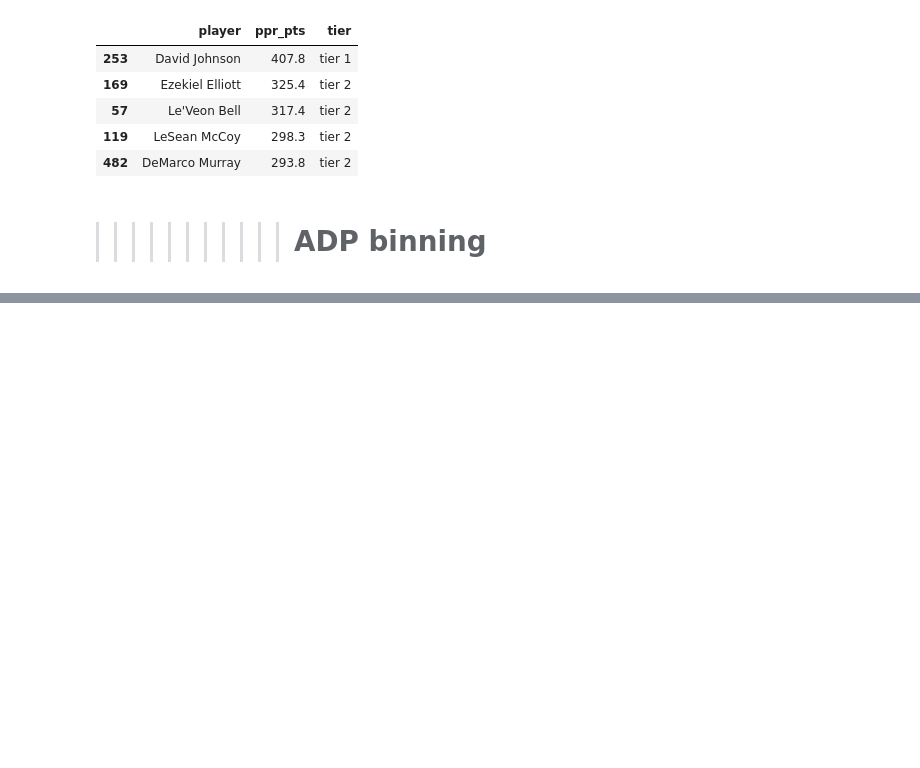
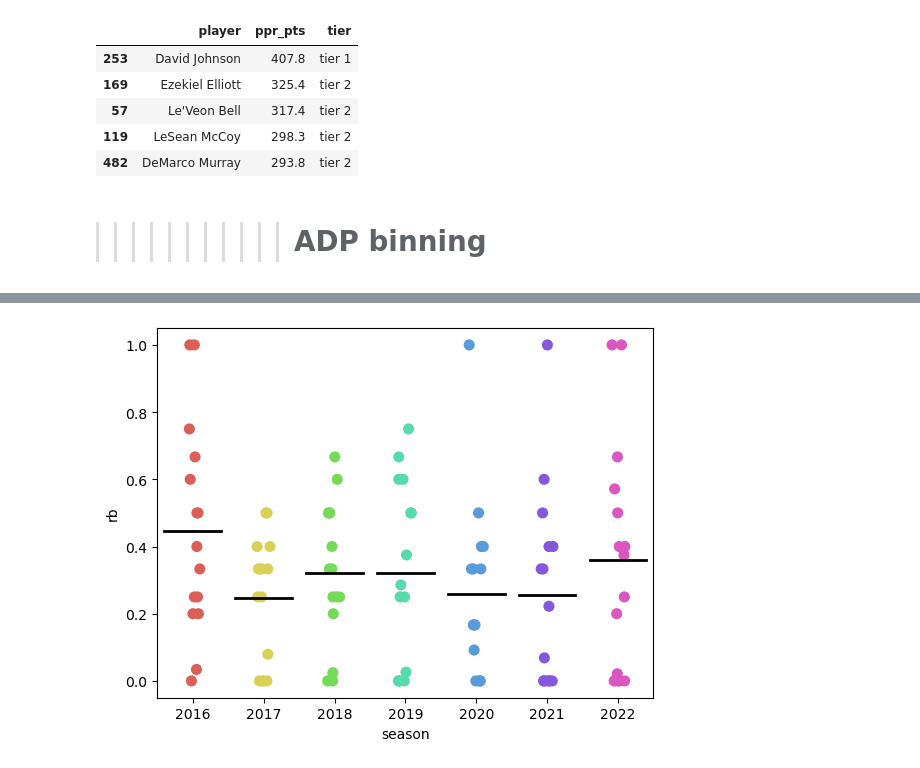
Before and after one commit to ffb-optimal-draft/ffb-draft-strategy, a Jupyter notebook: Smitty_clean_explore.ipynb, the cells around one changed output, grey strips where cells are left out. Cells and saved outputs as stored; diff of their text form; code cells hidden in the pictures; blank space fills up the shorter version.

```diff
--- a/Smitty_clean_explore.ipynb
+++ b/Smitty_clean_explore.ipynb
@@ -598,0 +689,19 @@ for i in range(0,len(df.index)):
+# %%
+# Creating a visual displaying amount distro comapred to mean
+p = sns.stripplot(y = 'rb', x = 'season', data = df_success, size = 8, palette = 'hls')
+sns.boxplot(showmeans=True,
+            meanline=True,
+            meanprops={'color': 'k', 'ls': '-', 'lw': 2},
+            medianprops={'visible': False},
+            whiskerprops={'visible': False},
+            zorder=10,
+            x="season",
+            y="rb",
+            data=df_success,
+            showfliers=False,
+            showbox=False,
+            showcaps=False,
+            ax=p)
+plt.show()
+# %% [output]
+[figure, added]
```
Also changed, not shown: parts of 35 cells of this notebook.
